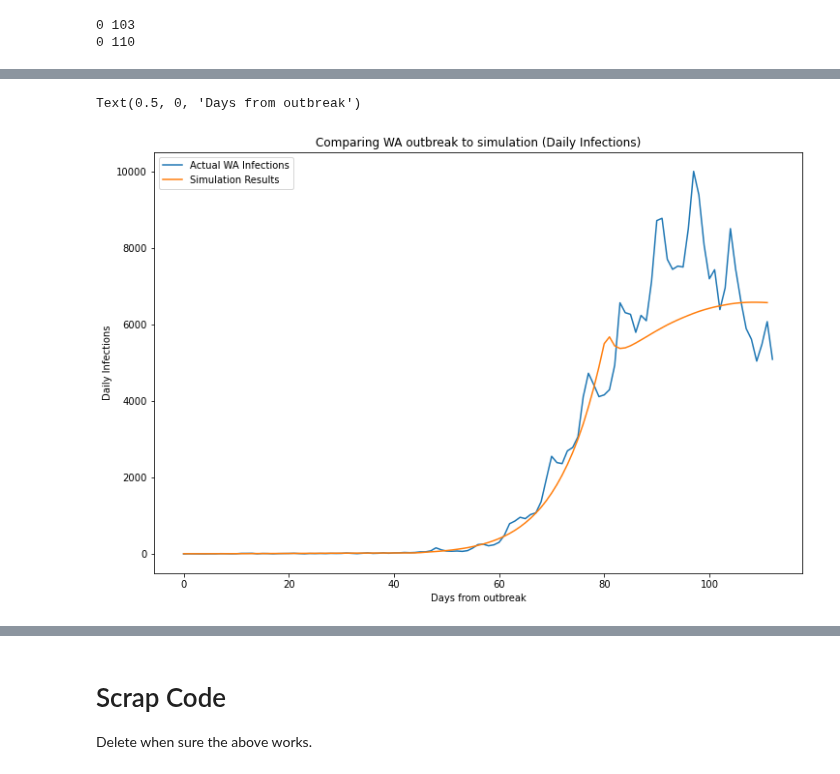
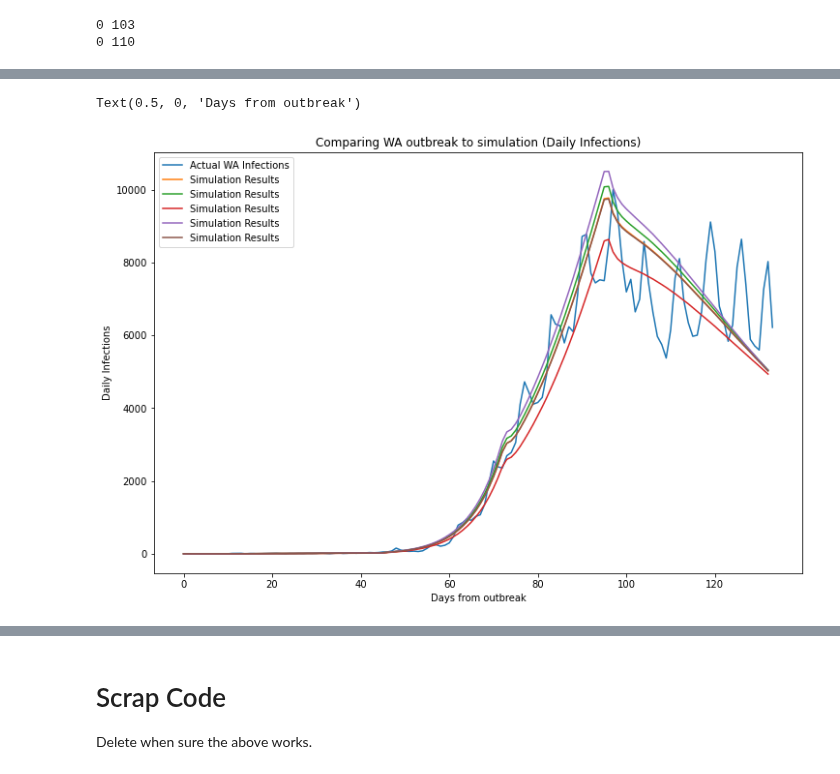
Before and after one commit to yuval-b/covid_thesis, a Jupyter notebook: 8. Discrete Population Compartmental Model.ipynb, the cells around one changed output, grey strips where cells are left out. Saved outputs shown, nothing was run; the diff lists cells and outputs as text; code cells hidden in the pictures.

```diff
--- a/8. Discrete Population Compartmental Model.ipynb
+++ b/8. Discrete Population Compartmental Model.ipynb
@@ -582,15 +452,21 @@ cProfile.run('run_the_sim(days, params, a1, a2, a3, a4, uptakes, num, steps, pop
 # %%
 start = time.time()
-model = [town_init]
+#model = [town_init]
+#x_init = town_init
+#day_infs = [0]
 
-x_init = town_init
-
-day_infs = [0]
+flow = round(d['lvl_2'].copy()*C/7)
 
 # The parallelisation:
 # Choose n_jobs = -1 if want all processors, otherwise decide how many. range(x) is how many simulations you wanna do
-results = Parallel(n_jobs=-1)(delayed(run_the_sim)(days, params, a1, a2, a3,a4, uptakes, num, steps, popn, model, day_infs) for _ in range(num_iter))
+results = Parallel(n_jobs=-1)(delayed(run_the_sim)(days, params, a1, a2, a3,a4, uptakes, num, steps, popn, [town_init], [0], flow) for _ in range(num_iter))
 
 end = time.time()
 print(end-start)
+
+allsims = []
+allsims_infs = []
+for item in results:
+    allsims.append(item[0])
+    allsims_infs.append(item[1])
 # %% [output]
@@ -618,5 +486,3 @@ for model in allsims:
             breaks.append('NA')
 
     cum_breaks.append(breaks)
-# %%
-day_infs = allsims_infs[0]
@@ -624,0 +489,6 @@ IndexError: list index out of range
+# %%
+dic_break = {}
+for i in range(len(cum_breaks[0])):
+    dic_break[towns[i]] = cum_breaks[0][i]
+
+dic_break
@@ -631,16 +519,20 @@ allDone()
 # %%
 plt.figure(figsize = (12,8))
 plt.title('Comparing WA outbreak to simulation (Total Infections)')
-plt.plot(wa_totals, label = 'Actual WA Infections')
-plt.plot(day_infs, label = 'Simulation Results')
+plt.plot(wa_totals, marker = 'o',label = 'Actual WA Infections')
+for i in range(num_iter):
+    day_infs = allsims_infs[i]
+    plt.plot(day_infs, label = 'Simulation ' + str(i))
 plt.legend()
 plt.ylabel('Total Infections')
 plt.xlabel('Days from outbreak')
 
 plt.figure(figsize = (12,8))
 plt.title('Comparing WA outbreak to simulation (Total Infections)')
-plt.plot(np.log(wa_totals), label = 'Actual WA Infections')
-plt.plot(np.log(day_infs), label = 'Simulation Results')
+plt.plot(np.log(wa_totals), marker = 'o', label = 'Actual WA Infections')
+for i in range(num_iter):
+    day_infs = allsims_infs[i]
+    plt.plot(np.log(day_infs), label = 'Simulation ' + str(i))
 plt.legend()
 plt.ylabel('Total Infections')
 plt.xlabel('Days from outbreak')
@@ -651,15 +543,17 @@ Text(0.5, 0, 'Days from outbreak')
 # %%
-new_infs = [day_infs[i]-day_infs[i-1] for i in range(1,len(day_infs))]
 plt.figure(figsize = (12,8))
 plt.title('Comparing WA outbreak to simulation (Daily Infections)')
 plt.plot(wa_infs, label = 'Actual WA Infections')
-plt.plot(new_infs, label = 'Simulation Results')
+for i in range(num_iter):
+    day_infs = allsims_infs[i]
+    new_infs = [day_infs[i]-day_infs[i-1] for i in range(1,len(day_infs))]
+    plt.plot(new_infs, label = 'Simulation Results')
 plt.legend()
 plt.ylabel('Daily Infections')
 plt.xlabel('Days from outbreak')
 # %% [output]
 Text(0.5, 0, 'Days from outbreak')
-[figure, old version]
+[figure, new version]
 # %%
 compartments = ['Sus', 'V1', 'V2', 'V3', 'Exp', 'Inf', 'Rec']
 for town in range(num):
```
Also changed, not shown: parts of 27 cells of this notebook.
